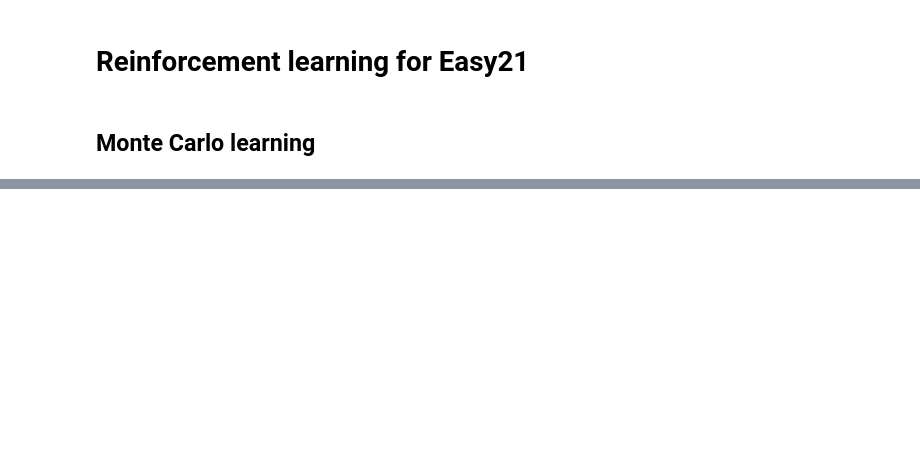
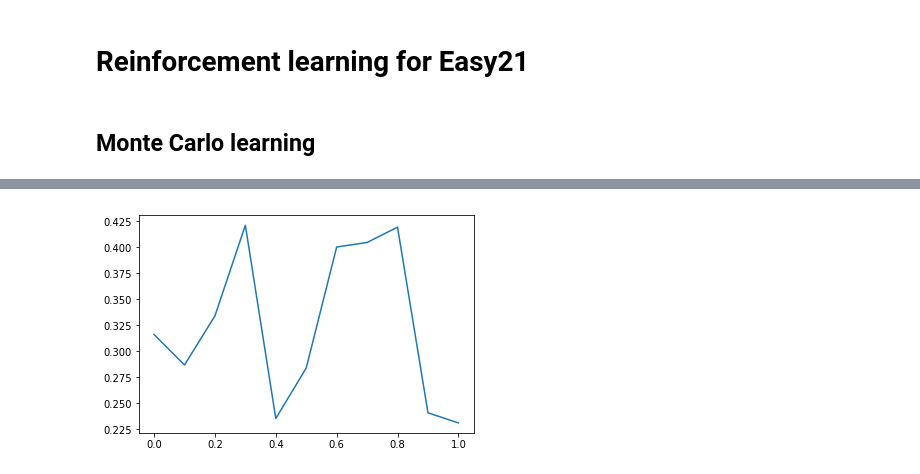
Before and after one commit to kwichmann/easy21, a Jupyter notebook: easy21.ipynb, the cells around one changed output, grey strips where cells are left out. Saved outputs shown, nothing was run; the diff lists cells and outputs as text; code cells hidden in the pictures; blank space fills up the shorter version.

```diff
--- a/easy21.ipynb
+++ b/easy21.ipynb
@@ -100,0 +181,5 @@ plt.show()
+# %%
+plt.plot(np.arange(0, 1.1, 0.1), squared_errors)
+plt.show()
+# %% [output]
+[figure, added]
```
Also changed, not shown: parts of 9 cells of this notebook, 1 other file.
